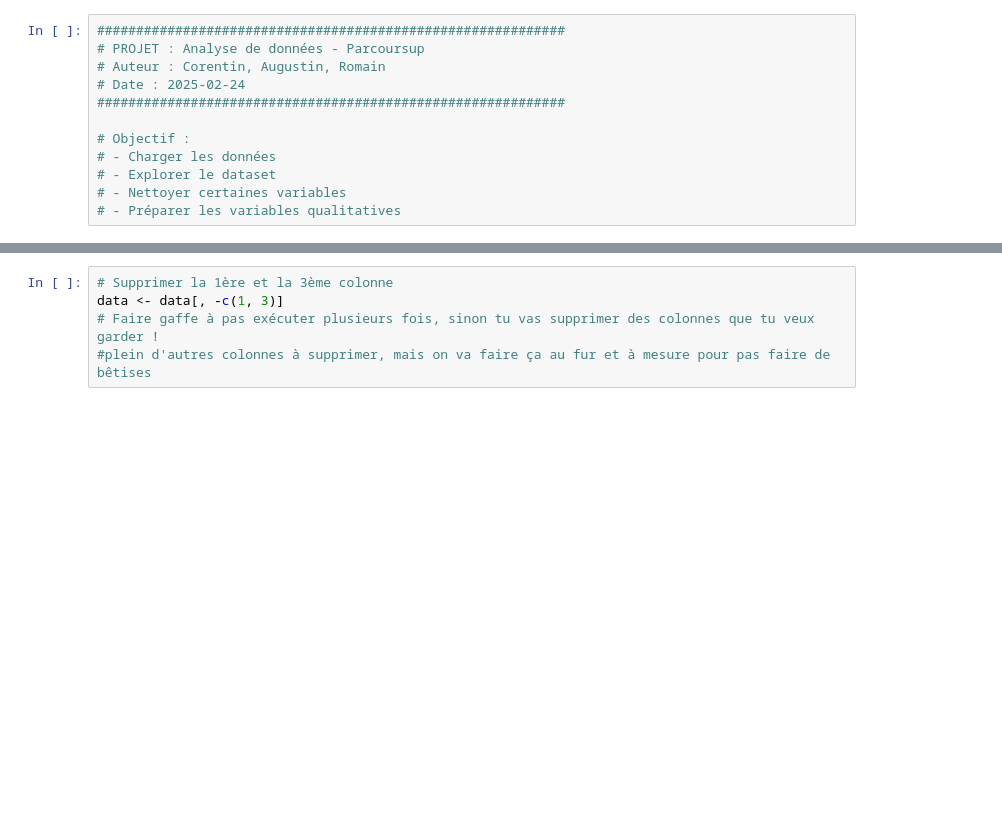
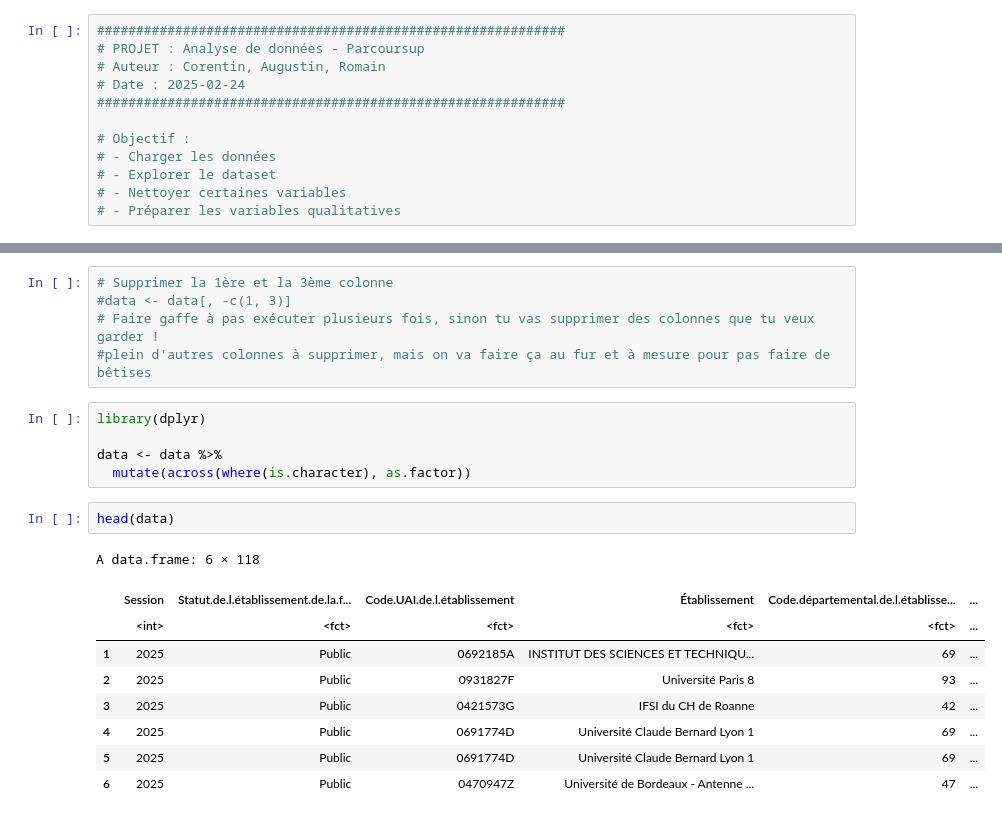
Before and after one commit to corentinbrand/Projet_analyse_de_donnees, a Jupyter notebook: brouillon.ipynb, the cells around one changed output, grey strips where cells are left out. Cells and saved outputs as stored; diff of their text form; blank space fills up the shorter version.

```diff
--- a/brouillon.ipynb
+++ b/brouillon.ipynb
@@ -167,6 +150,23 @@ A skim_df: 118 × 19
 | 118 | numeric | cod_aff_form | 0 | 1.0000000 | NA | NA | NA | ... |
 # %%
 # Supprimer la 1ère et la 3ème colonne
-data <- data[, -c(1, 3)]
+#data <- data[, -c(1, 3)]
 # Faire gaffe à pas exécuter plusieurs fois, sinon tu vas supprimer des colonnes que tu veux garder !
 #plein d'autres colonnes à supprimer, mais on va faire ça au fur et à mesure pour pas faire de bêtises
+# %%
+library(dplyr)
+
+data <- data %>%
+  mutate(across(where(is.character), as.factor))
+# %%
+head(data)
+# %% [output]
+A data.frame: 6 × 118
+|  | Session | Statut.de.l.établissement.de.la.f... | Code.UAI.de.l.établissement | Établissement | Code.départemental.de.l.établisse... | ... |
+|  | <int> | <fct> | <fct> | <fct> | <fct> | ... |
+| 1 | 2025 | Public | 0692185A | INSTITUT DES SCIENCES ET TECHNIQU... | 69 | ... |
+| 2 | 2025 | Public | 0931827F | Université Paris 8 | 93 | ... |
+| 3 | 2025 | Public | 0421573G | IFSI du CH de Roanne | 42 | ... |
+| 4 | 2025 | Public | 0691774D | Université Claude Bernard Lyon 1 | 69 | ... |
+| 5 | 2025 | Public | 0691774D | Université Claude Bernard Lyon 1 | 69 | ... |
+| 6 | 2025 | Public | 0470947Z | Université de Bordeaux - Antenne ... | 47 | ... |
```
Also changed, not shown: parts of 6 cells of this notebook, 2 other files.
